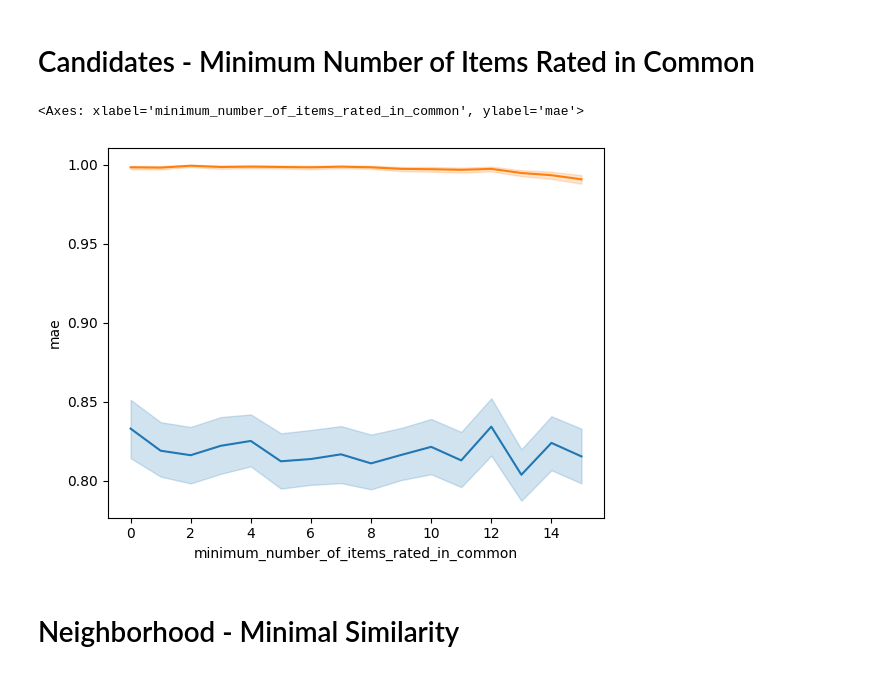
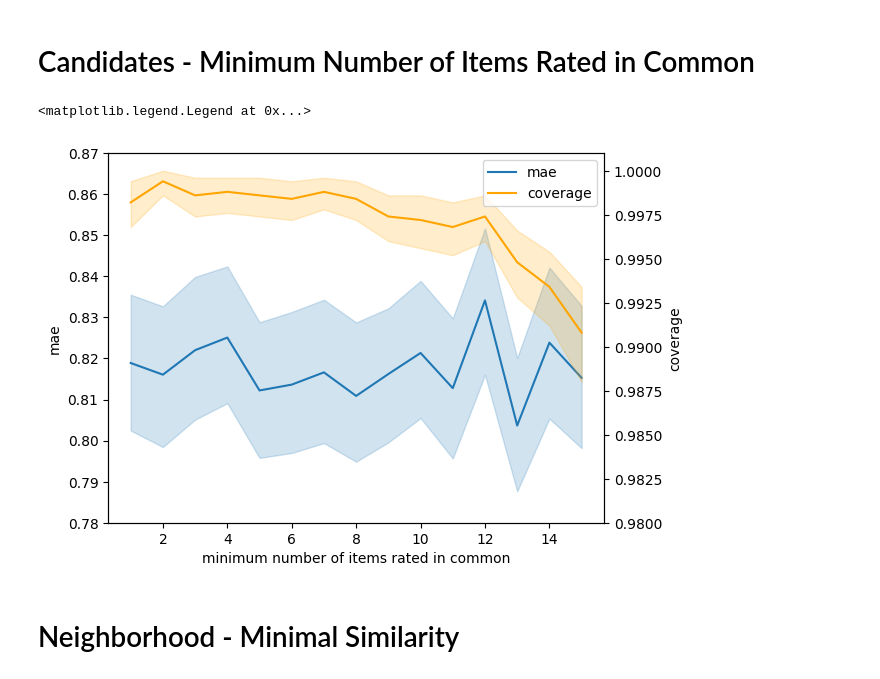
Before and after one commit to fkemeth/book_collaborative_filtering, a Jupyter notebook: evaluate_movie_cf.ipynb, the cells around one changed output. Cells and saved outputs as stored; diff of their text form; code cells hidden in the pictures.

```diff
--- a/evaluate_movie_cf.ipynb
+++ b/evaluate_movie_cf.ipynb
@@ -90,13 +85,21 @@ for i, minimum_number_of_items_rated_in_common in enumerate(np.linspace(0, 15, 1
     metrics.to_csv(f"results/movie_cf_results_minimum_number_of_items_rated_in_common_{i}.csv")
 # %%
 # metrics_baseline = pd.read_csv("results/movie_cf_results_baseline.csv")
-metrics_minimum_number_of_items_rated_in_common = pd.concat([pd.read_csv(f"results/movie_cf_results_minimum_number_of_items_rated_in_common_{i}.csv") for i in range(16)], axis=0).reset_index()
+metrics_minimum_number_of_items_rated_in_common = pd.concat([pd.read_csv(f"results/movie_cf_results_minimum_number_of_items_rated_in_common_{i}.csv") for i in range(1, 16)], axis=0).reset_index()
 
-sns.lineplot(data=metrics_minimum_number_of_items_rated_in_common , x="minimum_number_of_items_rated_in_common", y="mae")
-sns.lineplot(data=metrics_minimum_number_of_items_rated_in_common , x="minimum_number_of_items_rated_in_common", y="coverage")
+fig, ax = plt.subplots()
+ax2 = ax.twinx()
+# sns.regplot(x="x", y="f", data=df1, order=2, ax=ax)
+# sns.regplot(x="x", y="g", data=df2, order=2, ax=ax2)
+sns.lineplot(data=metrics_minimum_number_of_items_rated_in_common , x="minimum_number_of_items_rated_in_common", y="mae", ax=ax)
+sns.lineplot(data=metrics_minimum_number_of_items_rated_in_common , x="minimum_number_of_items_rated_in_common", y="coverage", ax=ax2, color='orange')
+ax.set_xlabel("minimum number of items rated in common")
+ax.set_ylim((0.78, 0.87))
+ax2.set_ylim((0.98, 1.001))
+ax2.legend(handles=[a.lines[0] for a in [ax,ax2]], labels=["mae", "coverage"])
 # %% [output]
-<Axes: xlabel='minimum_number_of_items_rated_in_common', ylabel='mae'>
+<matplotlib.legend.Legend at 0x...>
-[figure, old version]
+[figure, new version]
 # %% [markdown]
 # Neighborhood - Minimal Similarity
 # %%
```
Also changed, not shown: parts of 4 cells of this notebook, 2 other files.
